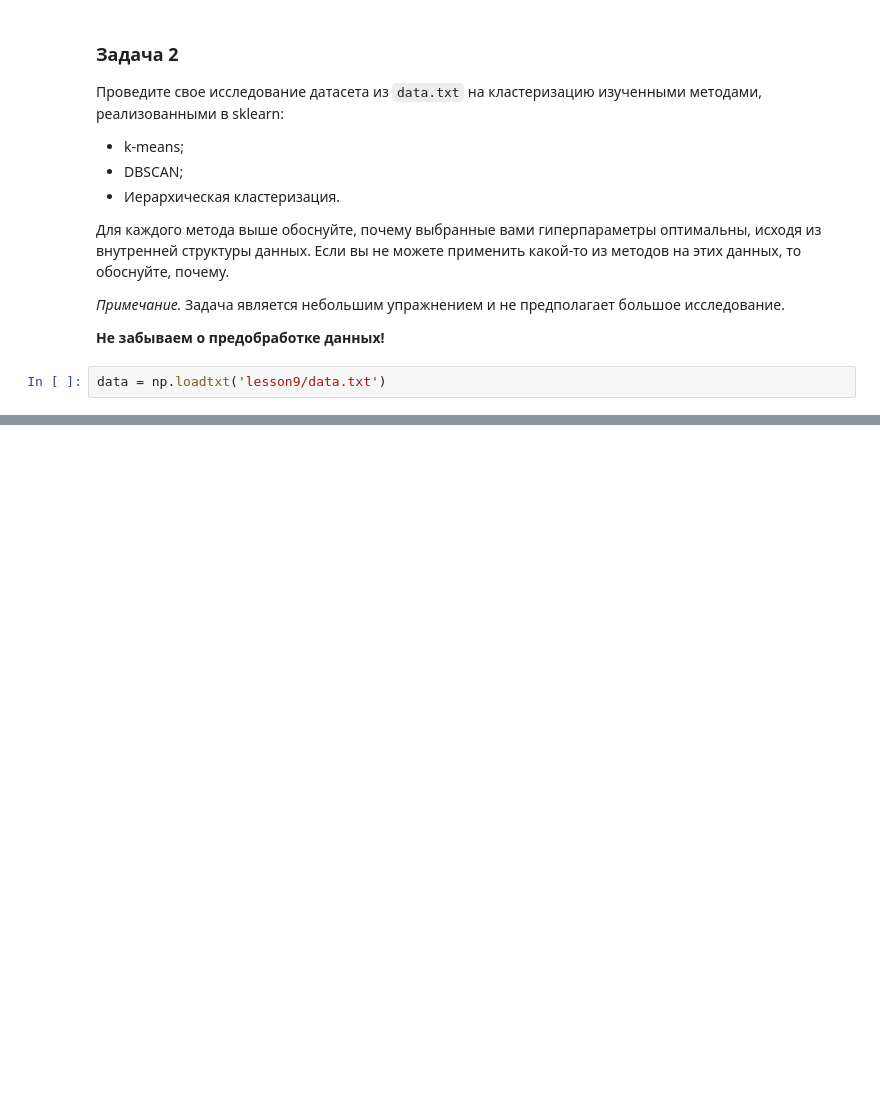
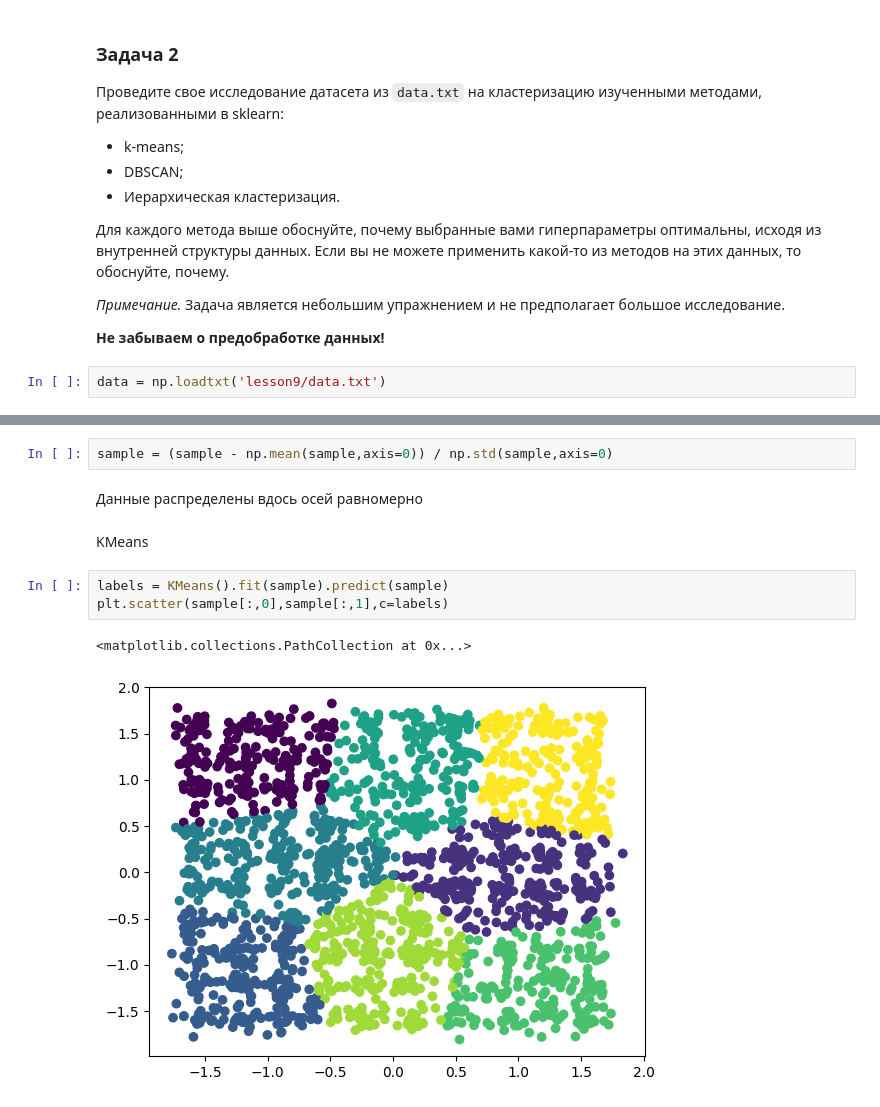
Before and after one commit to NMashalov/2023_OpenMipt_course, a Jupyter notebook: lesson9/dz9.ipynb, the cells around one changed output, grey strips where cells are left out. Cells and saved outputs as stored; diff of their text form; blank space fills up the shorter version.

```diff
--- a/lesson9/dz9.ipynb
+++ b/lesson9/dz9.ipynb
@@ -231,0 +245,13 @@ data = np.loadtxt('lesson9/data.txt')
+# %%
+sample = (sample - np.mean(sample,axis=0)) / np.std(sample,axis=0)
+# %% [markdown]
+Данные распределены вдось осей равномерно
+# %% [markdown]
+
+KMeans
+# %%
+labels = KMeans().fit(sample).predict(sample)
+plt.scatter(sample[:,0],sample[:,1],c=labels)
+# %% [output]
+<matplotlib.collections.PathCollection at 0x...>
+[figure, added]
```
Also changed, not shown: parts of 9 cells of this notebook.
